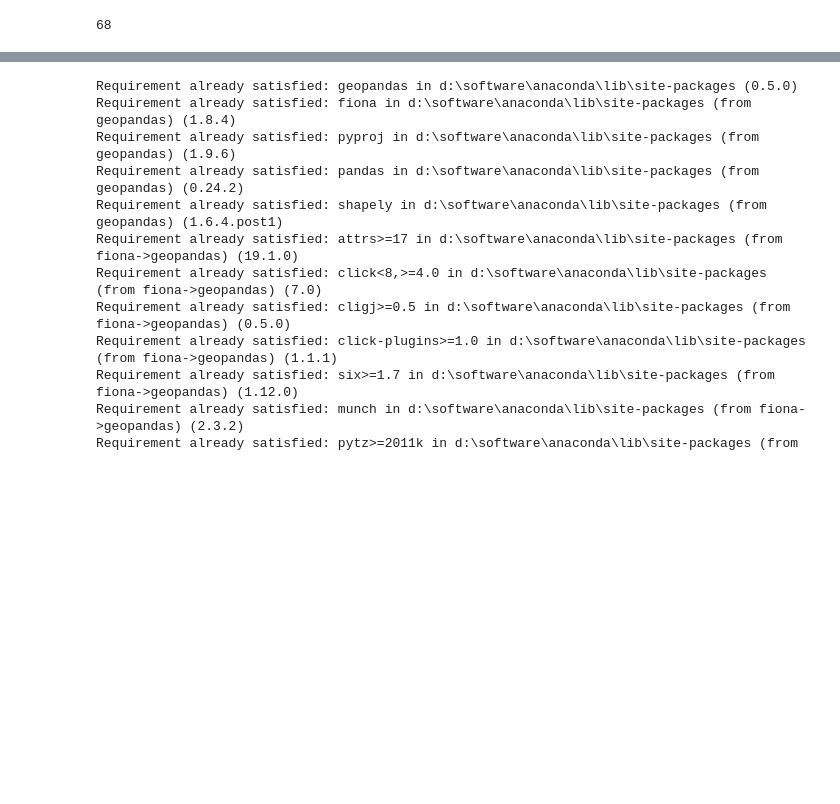
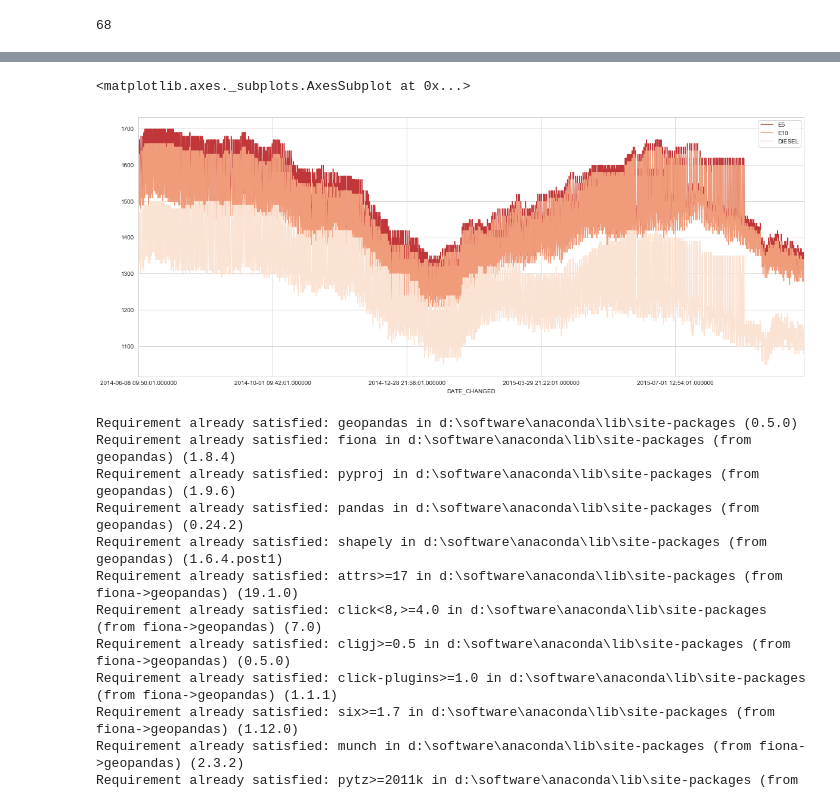
Before and after one commit to ds2019tukl/DS-2019-johannes-schauss, a Jupyter notebook: exercise_1.ipynb, the cells around one changed output, grey strips where cells are left out. Drawn from its saved outputs; the diff is of its cells as text; code cells hidden in the pictures; blank space fills up the shorter version.

```diff
--- a/exercise_1.ipynb
+++ b/exercise_1.ipynb
@@ -515,0 +607,3 @@ station_data[station_data['STID'] == 'eef314cf-a84a-4648-9284-c2df1efa36c9']
+# %%
+most_data_points = price_data[price_data['STID'] == '5374ea5c-bf3e-4b0a-8504-049368adcdba']
+most_data_points.head()
@@ -516,3 +617,8 @@ station_data[station_data['STID'] == 'eef314cf-a84a-4648-9284-c2df1efa36c9']
+# %%
+most_data_points.plot(x='DATE_CHANGED', y=['E5', 'E10', 'DIESEL'],figsize=(20,8))
+# %% [output]
+<matplotlib.axes._subplots.AxesSubplot at 0x...>
+[figure, added]
 # %%
 !pip install geopandas
 # %% [output]
```
Also changed, not shown: parts of 12 cells of this notebook.
